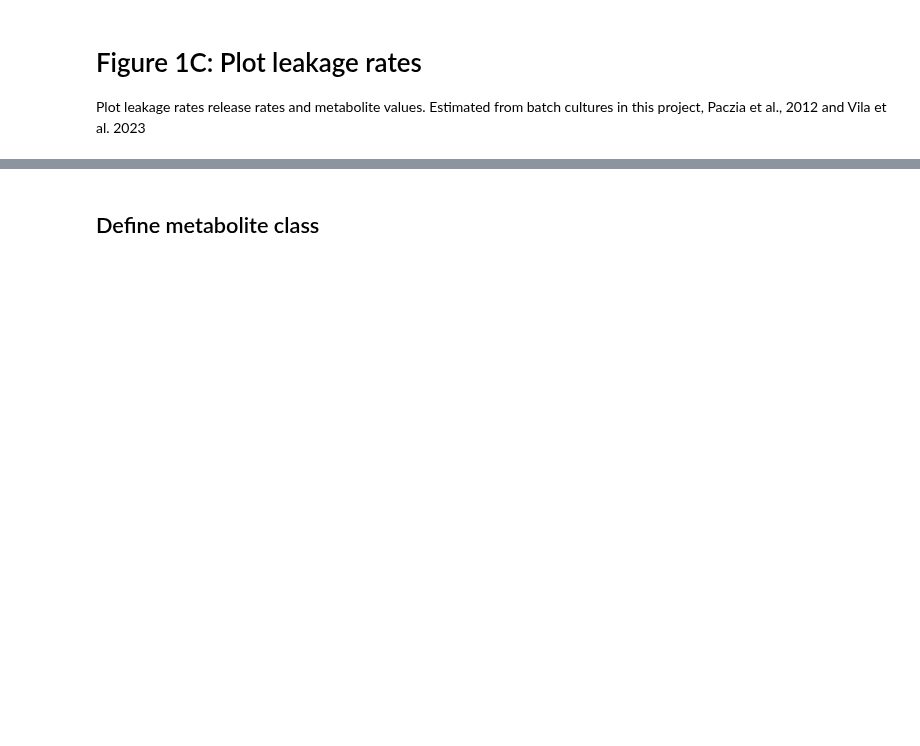
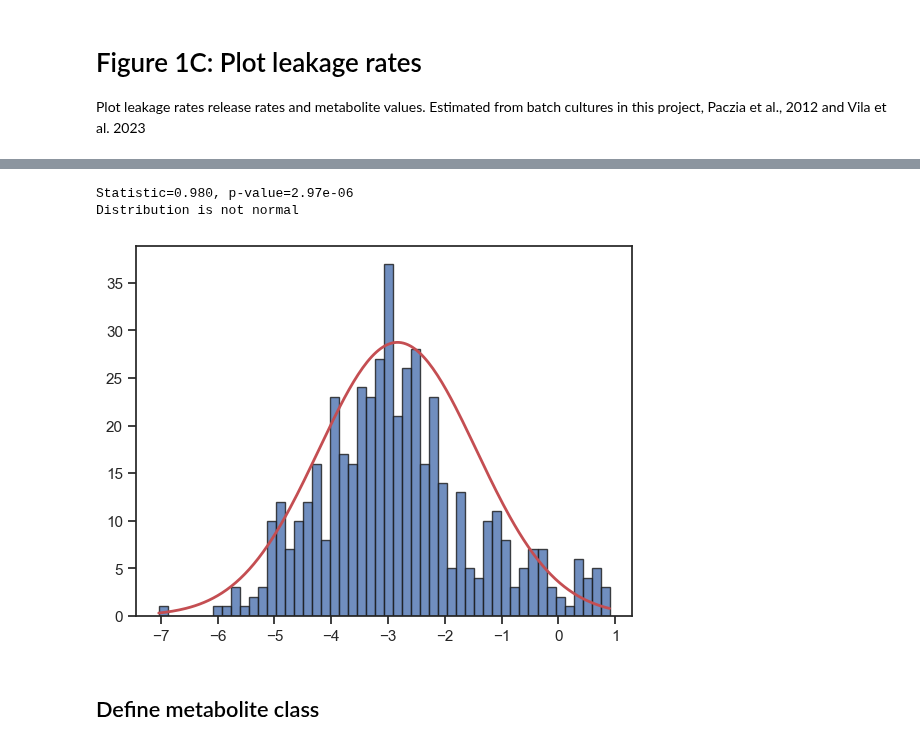
Before and after one commit to sulheim/metabolite-release, a Jupyter notebook: notebooks/1_release_rates/4_div/4C_make_figure_1.ipynb, the cells around one changed output, grey strips where cells are left out. Drawn from its saved outputs; the diff is of its cells as text; code cells hidden in the pictures; blank space fills up the shorter version.

```diff
--- a/notebooks/1_release_rates/4_div/4C_make_figure_1.ipynb
+++ b/notebooks/1_release_rates/4_div/4C_make_figure_1.ipynb
@@ -198,3 +208,13 @@ df_classyfire = pd.read_csv(fn_classification, index_col=0)
+# %%
+hist_data = np.log10(df_rates['Rate [mmol/gDW/h]'])
+plt.hist(hist_data, bins=50, color = 'C0', edgecolor = 'k', alpha = 0.8)
+mu, std = hist_data.mean(), hist_data.std()
+x = np.linspace(hist_data.min(), hist_data.max(), 200)
+plt.plot(x, 100*st.norm.pdf(x, mu, std), 'r-', lw=2, label='Normal fit')
+# %% [output]
+Statistic=0.980, p-value=2.97e-06
+Distribution is not normal
+[figure, added]
 # %% [markdown]
 ## Define metabolite class
 # %%
```
Also changed, not shown: parts of 1 cell of this notebook, 1 other file.
